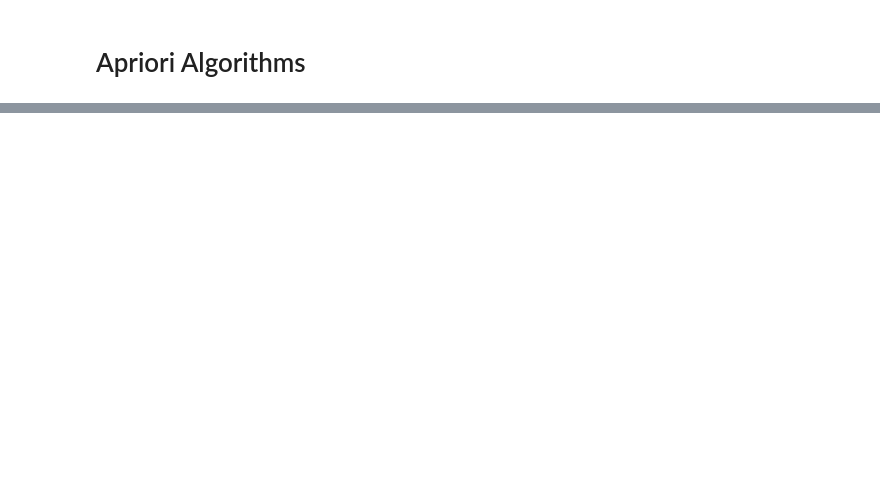
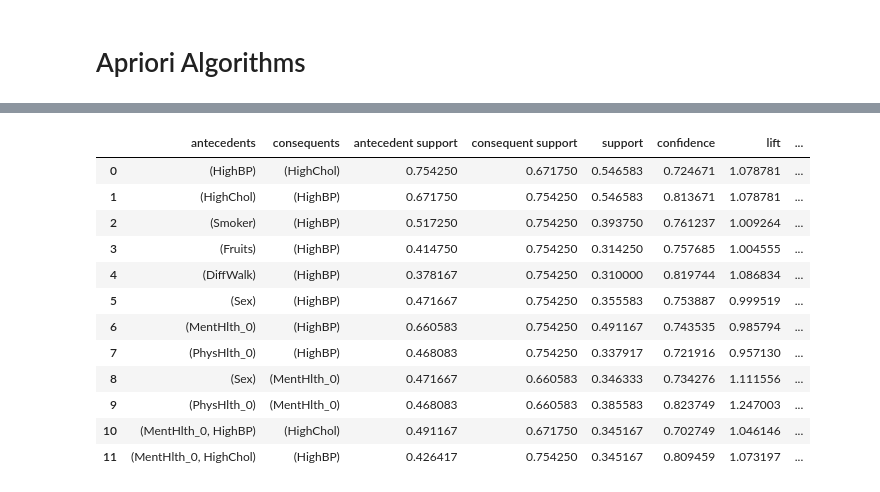
Before and after one commit to NTUCSRC/Association-Rule-Mining-with-SMC, a Jupyter notebook: association-rule-mining/apriori-fast.ipynb, the cells around one changed output, grey strips where cells are left out. Drawn from its saved outputs; the diff is of its cells as text; code cells hidden in the pictures; blank space fills up the shorter version.

```diff
--- a/association-rule-mining/apriori-fast.ipynb
+++ b/association-rule-mining/apriori-fast.ipynb
@@ -30,0 +29,18 @@ apriori(df, min_support=0.6, use_colnames=True)
+# %%
+df_1 = pd.read_csv('../data/clean/diabetes_part1.csv')
+df_apriori_1 = apriori(df_1, min_support=0.3, use_colnames=True)
+association_rules(df_apriori_1, metric="confidence", min_threshold=0.7)
+# %% [output]
+|  | antecedents | consequents | antecedent support | consequent support | support | confidence | lift | ... |
+| 0 | (HighBP) | (HighChol) | 0.754250 | 0.671750 | 0.546583 | 0.724671 | 1.078781 | ... |
+| 1 | (HighChol) | (HighBP) | 0.671750 | 0.754250 | 0.546583 | 0.813671 | 1.078781 | ... |
+| 2 | (Smoker) | (HighBP) | 0.517250 | 0.754250 | 0.393750 | 0.761237 | 1.009264 | ... |
+| 3 | (Fruits) | (HighBP) | 0.414750 | 0.754250 | 0.314250 | 0.757685 | 1.004555 | ... |
+| 4 | (DiffWalk) | (HighBP) | 0.378167 | 0.754250 | 0.310000 | 0.819744 | 1.086834 | ... |
+| 5 | (Sex) | (HighBP) | 0.471667 | 0.754250 | 0.355583 | 0.753887 | 0.999519 | ... |
+| 6 | (MentHlth_0) | (HighBP) | 0.660583 | 0.754250 | 0.491167 | 0.743535 | 0.985794 | ... |
+| 7 | (PhysHlth_0) | (HighBP) | 0.468083 | 0.754250 | 0.337917 | 0.721916 | 0.957130 | ... |
+| 8 | (Sex) | (MentHlth_0) | 0.471667 | 0.660583 | 0.346333 | 0.734276 | 1.111556 | ... |
+| 9 | (PhysHlth_0) | (MentHlth_0) | 0.468083 | 0.660583 | 0.385583 | 0.823749 | 1.247003 | ... |
+| 10 | (MentHlth_0, HighBP) | (HighChol) | 0.491167 | 0.671750 | 0.345167 | 0.702749 | 1.046146 | ... |
+| 11 | (MentHlth_0, HighChol) | (HighBP) | 0.426417 | 0.754250 | 0.345167 | 0.809459 | 1.073197 | ... |
```
Also changed, not shown: parts of 6 cells of this notebook.
